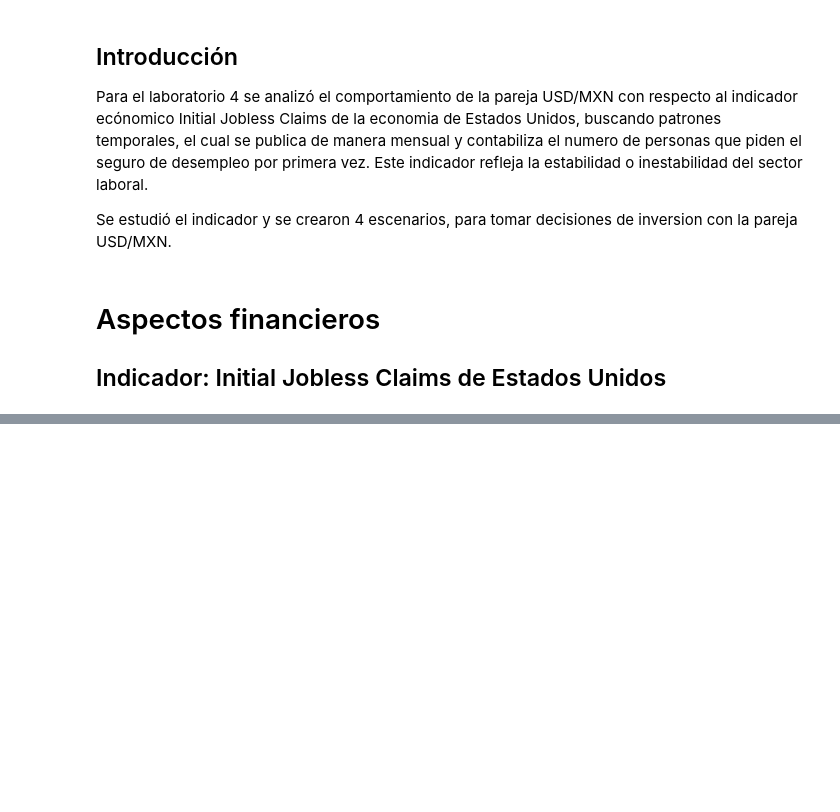
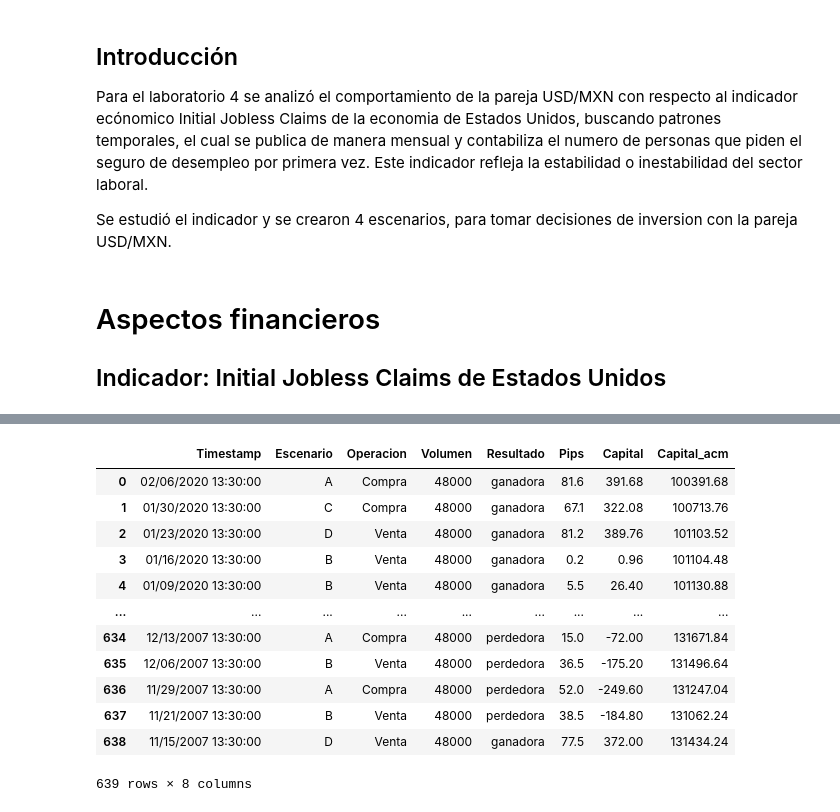
Before and after one commit to luisangelrp97/LAB_4_LARP, a Jupyter notebook: notebook.ipynb, the cells around one changed output, grey strips where cells are left out. Drawn from its saved outputs; the diff is of its cells as text; code cells hidden in the pictures; blank space fills up the shorter version.

```diff
--- a/notebook.ipynb
+++ b/notebook.ipynb
@@ -22,0 +168,17 @@ Se estudió el indicador y se crearon 4 escenarios, para tomar decisiones de inv
+# %%
+df_backtest = fn.df_backtest()
+df_backtest
+# %% [output]
+|  | Timestamp | Escenario | Operacion | Volumen | Resultado | Pips | Capital | Capital_acm |
+| 0 | 02/06/2020 13:30:00 | A | Compra | 48000 | ganadora | 81.6 | 391.68 | 100391.68 |
+| 1 | 01/30/2020 13:30:00 | C | Compra | 48000 | ganadora | 67.1 | 322.08 | 100713.76 |
+| 2 | 01/23/2020 13:30:00 | D | Venta | 48000 | ganadora | 81.2 | 389.76 | 101103.52 |
+| 3 | 01/16/2020 13:30:00 | B | Venta | 48000 | ganadora | 0.2 | 0.96 | 101104.48 |
+| 4 | 01/09/2020 13:30:00 | B | Venta | 48000 | ganadora | 5.5 | 26.40 | 101130.88 |
+| ... | ... | ... | ... | ... | ... | ... | ... | ... |
+| 634 | 12/13/2007 13:30:00 | A | Compra | 48000 | perdedora | 15.0 | -72.00 | 131671.84 |
+| 635 | 12/06/2007 13:30:00 | B | Venta | 48000 | perdedora | 36.5 | -175.20 | 131496.64 |
+| 636 | 11/29/2007 13:30:00 | A | Compra | 48000 | perdedora | 52.0 | -249.60 | 131247.04 |
+| 637 | 11/21/2007 13:30:00 | B | Venta | 48000 | perdedora | 38.5 | -184.80 | 131062.24 |
+| 638 | 11/15/2007 13:30:00 | D | Venta | 48000 | ganadora | 77.5 | 372.00 | 131434.24 |
+639 rows × 8 columns
```
Also changed, not shown: parts of 29 cells of this notebook, 15 other files.
